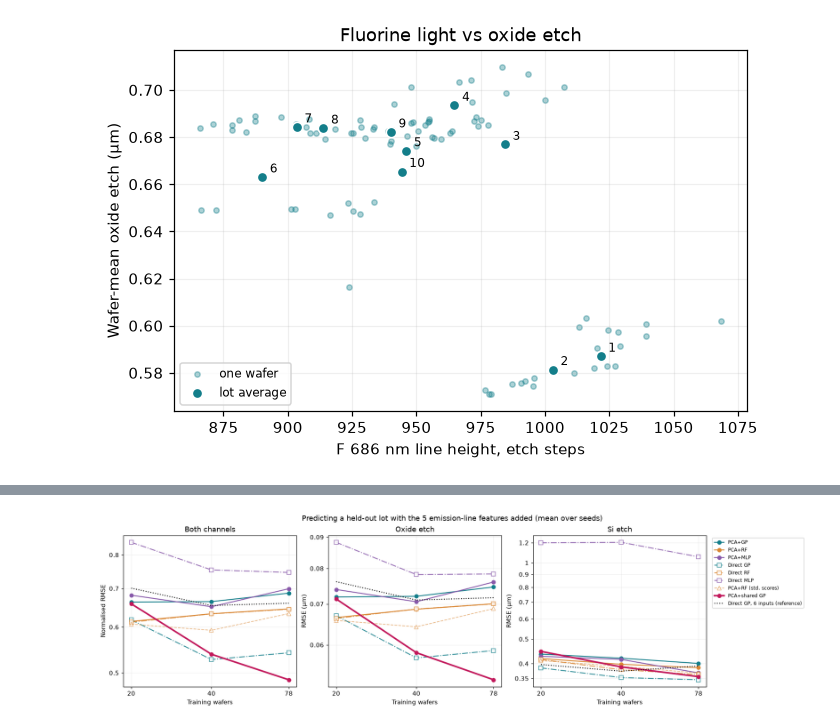
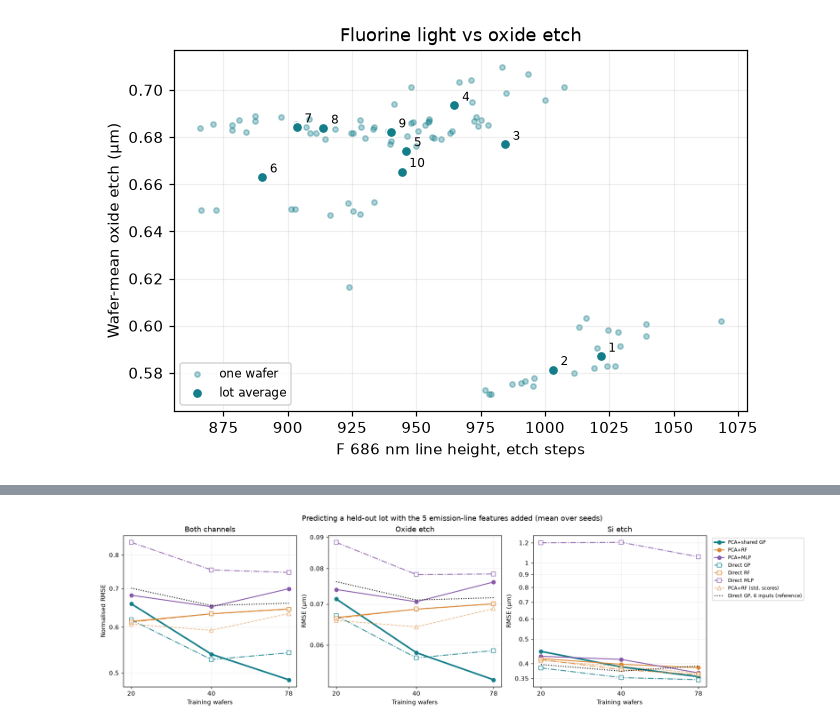
Before and after one commit to hrshankar2002/PCA-Based-Surrogate-Modeling-and-Bayesian-Optimization-of-Synthetic-Processes, a Jupyter notebook: Real_Data_BOSCH_Experiment1.ipynb, the cells around one changed output, grey strips where cells are left out. Cells and saved outputs as stored; diff of their text form; code cells hidden in the pictures.

```diff
--- a/Real_Data_BOSCH_Experiment1.ipynb
+++ b/Real_Data_BOSCH_Experiment1.ipynb
@@ -484,12 +484,17 @@ SIZES = [20, 40, 78]            # 78 = smallest leave-one-lot-out training pool
 SEEDS = [10, 20, 30, 40, 50]
 K = 5
 CONFIG_SEED = 3000
-MODEL_NAMES = ["PCA+GP", "PCA+RF", "PCA+MLP"]
+# PCA+shared GP: ONE GP for all K_SHARED PCA scores (one kernel, one noise level). The scores are divided by the SD
+# of score 1 instead of being standardised one by one, so the large scores dominate the kernel fit. One GP per
+# score was tried first and overfits the few training lots; K_SHARED and the weighting were chosen after trying
+# six versions (equal or size-weighted scores; K = 5, 10, 20) on these same lots.
+K_SHARED = 10
+MODEL_NAMES = ["PCA+shared GP", "PCA+RF", "PCA+MLP"]
 DIRECT_NAMES = ["Direct GP", "Direct RF", "Direct MLP"]
 # Extra comparison: PCA+RF trained on standardised scores (see the synthetic study).
 VARIANT_NAMES = ["PCA+RF (std. scores)"]
 ALL_MODELS = MODEL_NAMES + DIRECT_NAMES + VARIANT_NAMES
-PAIRS = {"GP": ("PCA+GP", "Direct GP"), "RF": ("PCA+RF", "Direct RF"),
+PAIRS = {"GP": ("PCA+shared GP", "Direct GP"), "RF": ("PCA+RF", "Direct RF"),
          "MLP": ("PCA+MLP", "Direct MLP")}
 
 def new_gp(n_inputs, observation_noise=True):
@@ -1086,28 +1120,12 @@ Emission-line features (height above local background, counts):
 | 10 | 944.3 | 331.0 | 948.4 | 360.9 | 151.3 |
 [figure]
 # %%
-K_SHARED = 10
-EXTRA_MODELS = ALL_MODELS + ["PCA+shared GP"]
+EXTRA_MODELS = ALL_MODELS
 
 def clip_inputs(X_train, X_test):
     """Clip every input to its training 0.5-99.5 percentile range (bounds from the training wafers only)."""
     lo, hi = np.percentile(X_train, [0.5, 99.5], axis=0)
     return np.clip(X_train, lo, hi), np.clip(X_test, lo, hi)
-
-def shared_gp_prediction(X_train, Y_train, X_test, label):
-    """PCA to K_SHARED scores, then ONE GP for all scores (one kernel, one noise level).
-    Scores are divided by the SD of score 1 and not standardised one by one, so large scores dominate the fit."""
-    channels = Y_train.shape[-1]
-    x_scale = StandardScaler().fit(X_train)
-    y_scale = StandardScaler().fit(Y_train.reshape(-1, channels))
-    Y_scaled = y_scale.transform(Y_train.reshape(-1, channels)).reshape(len(Y_train), -1)
-    pca = PCA(n_components=K_SHARED, svd_solver="full").fit(Y_scaled)
-    Z = pca.transform(Y_scaled)
-    z_unit = Z[:, 0].std()
-    gp = new_gp(X_train.shape[1]).set_params(normalize_y=False)
-    fit_recorded(gp, x_scale.transform(X_train), Z / z_unit, label)
-    Z_pred = gp.predict(x_scale.transform(X_test)) * z_unit
-    return y_scale.inverse_transform((Z_pred @ pca.components_ + pca.mean_).reshape(-1, channels)).reshape(-1, POINTS, channels)
 
 # Same training and test sets as the main run (split table), for each input set in turn.
 extra_rows = []
@@ -1119,15 +1137,9 @@ for set_name, X_set in EXTRA_SETS.items():
         seed, lot, n, idx, test_idx = split.seed, split.fold, split.n_train, split.train_idx, split.test_idx
         X_train, X_test = clip_inputs(X_set[idx], X_set[test_idx])
         run_rows, _, predictions = run_one(seed, n, X_train, Y_all[idx], X_test, Y_all[test_idx], "lot", lot)
-        t0 = perf_counter()
-        prediction = shared_gp_prediction(X_train, Y_all[idx], X_test, f"extra/{set_name}/{lot}/{seed}/{n}/shared")
-        sse = squared_errors(Y_all[test_idx], prediction)
-        run_rows.append({**{k: run_rows[0][k] for k in ("split", "seed", "n_train", "fold", "n_values")},
-                         "model": "PCA+shared GP", **{f"sse_{c}": s for c, s in zip(CHANNELS, sse)},
-                         "fit_seconds": perf_counter() - t0, "predict_seconds": np.nan})
         extra_rows += [{**row, "inputs": set_name} for row in run_rows]
         if set_name == EXAMPLE_SET and seed == SEEDS[0] and n == max(SIZES):
-            for name, p in {**predictions, "PCA+shared GP": prediction}.items():
+            for name, p in predictions.items():
                 extra_example_predictions.setdefault(name, np.full_like(Y_all, np.nan))[test_idx] = p
     print(f"{set_name}: finished ({perf_counter() - started:.0f} s so far)", flush=True)
 extra_results = pd.DataFrame(extra_rows)
@@ -1206,16 +1214,16 @@ display(vs_base.round(1))
 
 rows = []
 for set_name in SET_NAMES:
-    for other in ["Direct GP", "PCA+GP"]:
+    for other in ["Direct GP"]:
         for n in SIZES:
             shared, ref = wide.loc[n][(set_name, "PCA+shared GP")], wide.loc[n][(set_name, other)]
             rows.append({"inputs": set_name, "against": other, "n_train": n,
                          "change_%": 100 * (shared / ref - 1).mean(), "seeds_better": int((shared < ref).sum())})
-print("PCA+shared GP against Direct GP and PCA+GP on the same inputs: mean % change, seeds (of 5) where it is better")
+print("PCA+shared GP against Direct GP on the same inputs: mean % change, seeds (of 5) where it is better")
 display(pd.DataFrame(rows).pivot_table(index=["inputs", "against"], columns="n_train", values=["change_%", "seeds_better"]).round(1))
 
 # Which held-out lots gain? Oxide RMSE per lot at 78 wafers, all seeds pooled.
-part = extra_results[(extra_results.n_train == max(SIZES)) & extra_results.model.isin(["Direct GP", "PCA+GP", "PCA+shared GP"])
+part = extra_results[(extra_results.n_train == max(SIZES)) & extra_results.model.isin(["Direct GP", "PCA+shared GP"])
                      & extra_results.inputs.isin(["6 inputs", "+ 5 emission lines"])]
 per_lot = part.groupby(["inputs", "model", "fold"])[["sse_oxide_etch", "n_values"]].sum()
 print("Oxide etch RMSE (µm) per held-out lot, 78 training wafers:")
@@ -1262,39 +1263,39 @@ Oxide etch RMSE (µm) per held-out lot, 78 training wafers:
 |  | PCA+shared GP | 0.136 | 0.026 | 0.062 | 0.060 | 0.050 | 0.076 | 0.030 | 0.034 | 0.126 | 0.145 |
 # %%
 fig, axes = plt.subplots(1, 3, figsize=(16, 4.4), constrained_layout=True)
-colors = {"PCA+GP": "#137e8a", "PCA+RF": "#da8734", "PCA+MLP": "#8859aa", "Direct GP": "#137e8a",
-          "Direct RF": "#da8734", "Direct MLP": "#8859aa", "PCA+RF (std. scores)": "#da8734", "PCA+shared GP": "#c2185b"}
+colors = {"PCA+RF": "#da8734", "PCA+MLP": "#8859aa", "Direct GP": "#137e8a",
+          "Direct RF": "#da8734", "Direct MLP": "#8859aa", "PCA+RF (std. scores)": "#da8734", "PCA+shared GP": "#137e8a"}
 best = "+ 5 emission lines"
 for ax, (metric, title, ylabel) in zip(axes, [("rmse_norm", "Both channels", "Normalised RMSE"),
                                               ("rmse_oxide_etch", "Oxide etch", "RMSE (µm)"),
                                               ("rmse_si_etch", "Si etch", "RMSE (µm)")]):
     for name in EXTRA_MODELS:
         part = extra_summary[metric].xs(best, level="inputs").xs(name, level="model")
         if name == "PCA+shared GP":
             style = dict(fmt="o-", lw=2.6)
         elif name in MODEL_NAMES:
             style = dict(fmt="o-", lw=1.5)
         elif name in VARIANT_NAMES:
             style = dict(fmt="^--", lw=1.2, alpha=.6, markerfacecolor="white")
         else:
             style = dict(fmt="s-.", lw=1.5, alpha=.85, markerfacecolor="white")
         fmt = style.pop("fmt")
         ax.plot(part.index, part.values, fmt, color=colors[name], label=name, **style)
     ref = extra_summary[metric].xs("6 inputs", level="inputs").xs("Direct GP", level="model")
     ax.plot(ref.index, ref.values, ":", color="black", lw=1.5, label="Direct GP, 6 inputs (reference)")
     ax.set(title=title, xlabel="Training wafers",
            ylabel=ylabel, xscale="log", yscale="log")
     ax.minorticks_off()
     ax.set_xticks(SIZES, labels=SIZES)
     ax.yaxis.set_major_locator(matplotlib.ticker.FixedLocator(
         [0.05, 0.06, 0.07, 0.08, 0.09, 0.1, 0.35, 0.4, 0.5, 0.6, 0.7, 0.8, 0.9, 1, 1.2]))
     ax.yaxis.set_major_formatter(matplotlib.ticker.FormatStrFormatter("%g"))
     ax.grid(alpha=.2)
 axes[2].legend(fontsize=8, loc="upper left", bbox_to_anchor=(1.02, 1))
 fig.suptitle("Predicting a held-out lot with the 5 emission-line features added (mean over seeds)")
 save_plot("extra_inputs_curves.png")
 # %% [output]
-[figure, old version]
+[figure, new version]
 # %%
 # Example maps for every model with the 5 emission lines: the same two wafers as in the main-run example maps
 # (first wafer of lot 8, typical; first wafer of lot 1, hard), each predicted with its lot held out (seed 10, 78 wafers).
```
Also changed, not shown: parts of 16 cells of this notebook, 6 other files.
